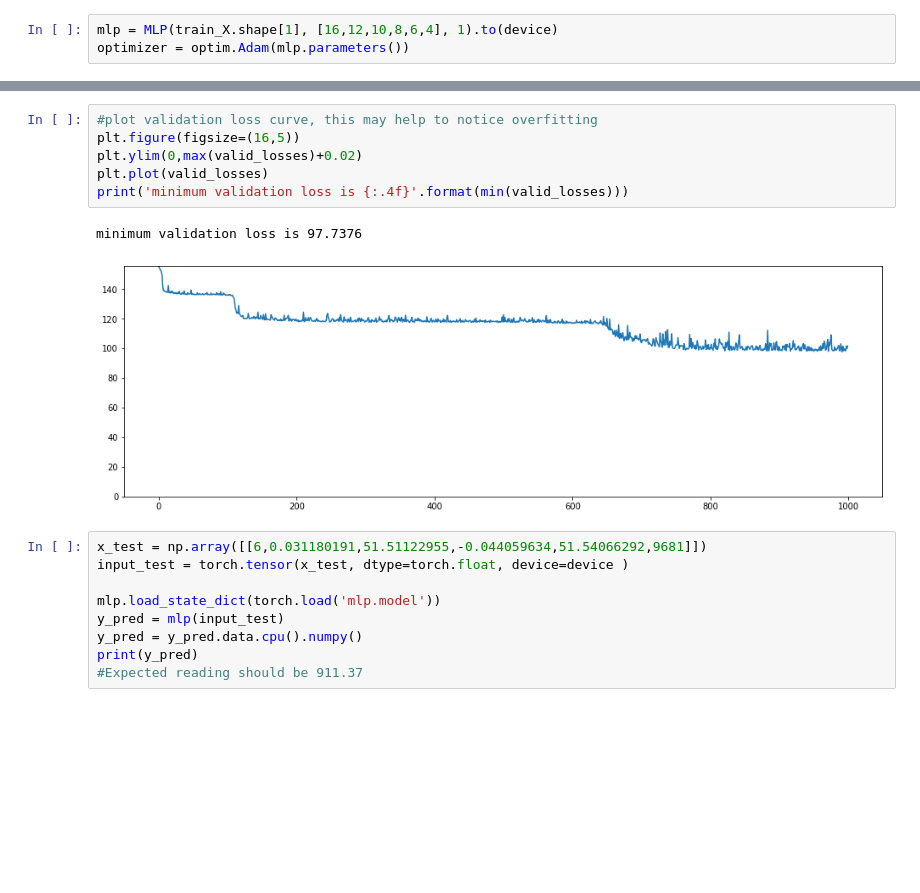
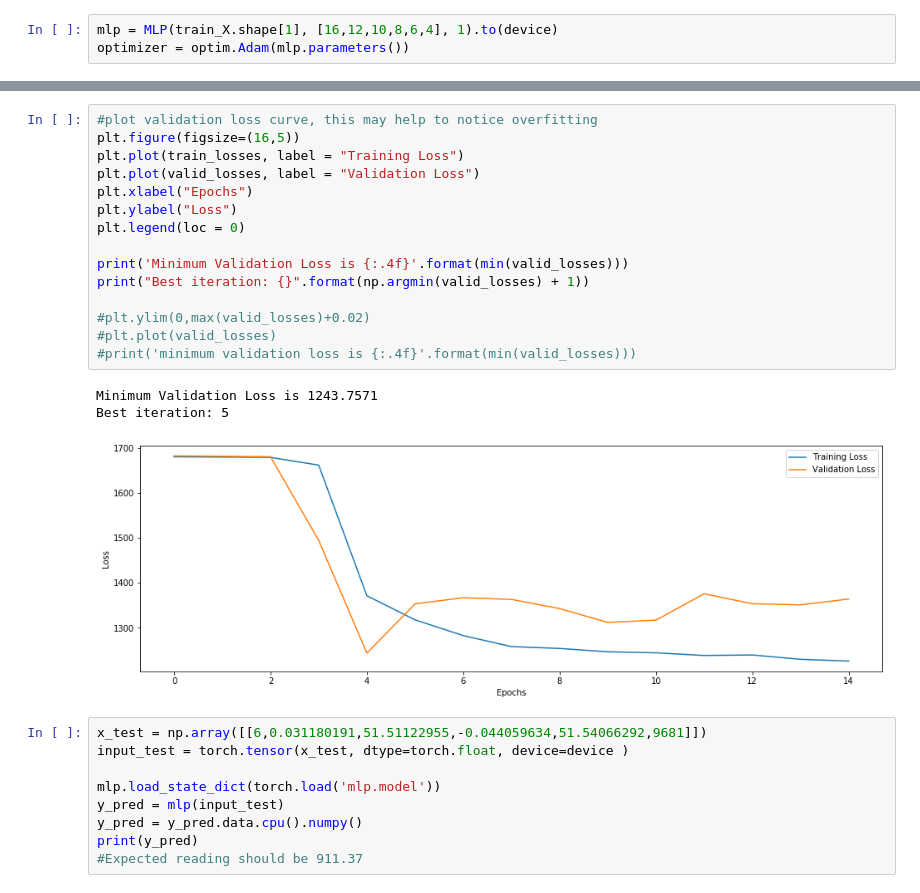
Before and after one commit to jasonk16/sagemaker-scikit-ann-traveltime, a Jupyter notebook: Simple Pytorch ANN.ipynb, the cells around one changed output, grey strips where cells are left out. Saved outputs shown, nothing was run; the diff lists cells and outputs as text; blank space fills up the shorter version.

```diff
--- a/Simple Pytorch ANN.ipynb
+++ b/Simple Pytorch ANN.ipynb
@@ -163,12 +214,22 @@ Valid Loss:101.7505
 # %%
 #plot validation loss curve, this may help to notice overfitting
 plt.figure(figsize=(16,5))
-plt.ylim(0,max(valid_losses)+0.02)
-plt.plot(valid_losses)
-print('minimum validation loss is {:.4f}'.format(min(valid_losses)))
+plt.plot(train_losses, label = "Training Loss")
+plt.plot(valid_losses, label = "Validation Loss")
+plt.xlabel("Epochs")
+plt.ylabel("Loss")
+plt.legend(loc = 0)
+
+print('Minimum Validation Loss is {:.4f}'.format(min(valid_losses)))
+print("Best iteration: {}".format(np.argmin(valid_losses) + 1))
+
+#plt.ylim(0,max(valid_losses)+0.02)
+#plt.plot(valid_losses)
+#print('minimum validation loss is {:.4f}'.format(min(valid_losses)))
 # %% [output]
-minimum validation loss is 97.7376
+Minimum Validation Loss is 1243.7571
+Best iteration: 5
-[figure, old version]
+[figure, new version]
 # %%
 x_test = np.array([[6,0.031180191,51.51122955,-0.044059634,51.54066292,9681]])
 input_test = torch.tensor(x_test, dtype=torch.float, device=device )
```
Also changed, not shown: parts of 3 cells of this notebook.
